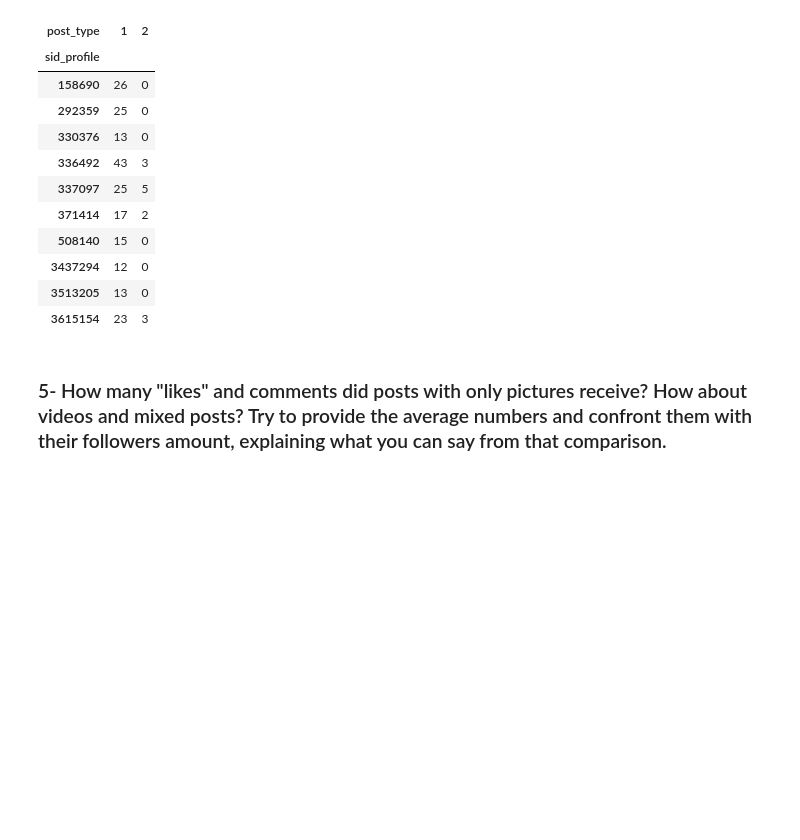
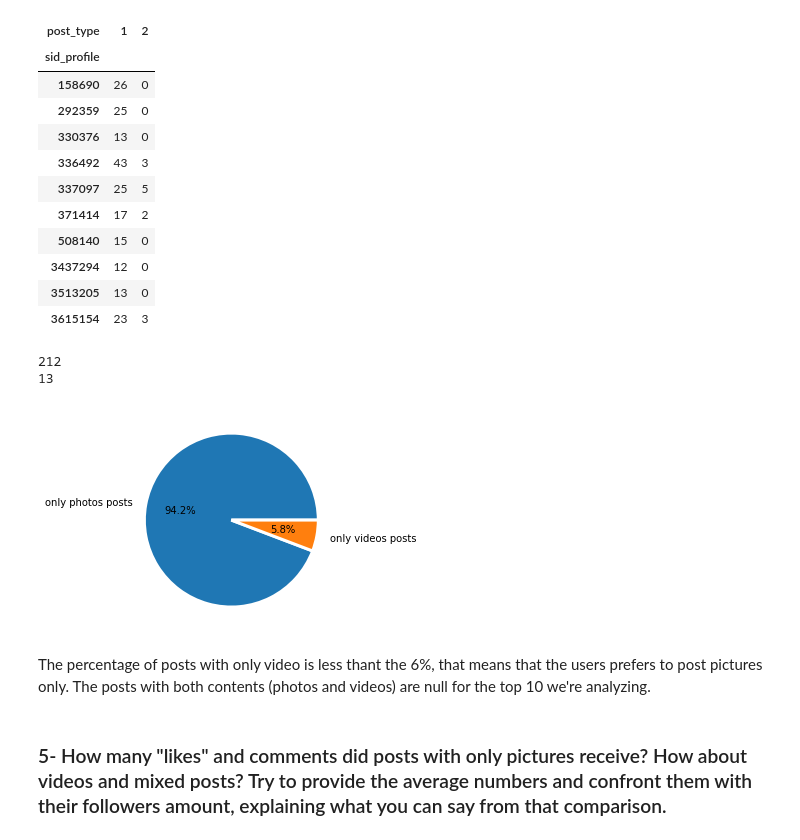
Before and after one commit to PaoloBarba/ADM_HW2, a Jupyter notebook: Copia_di_main_Albachiara.ipynb, the cells around one changed output. Drawn from its saved outputs; the diff is of its cells as text; code cells hidden in the pictures; blank space fills up the shorter version.

```diff
--- a/Copia_di_main_Albachiara.ipynb
+++ b/Copia_di_main_Albachiara.ipynb
@@ -384,7 +384,7 @@ Instagram, based on the number of followers.
 # %% [markdown]
 ### 3- Have they posted anything with tagged locations? Extract the most frequent areas on their posts and plot the number of times each city has been visited.
 # %%
-ciao2 = pd.read_csv("/content/drive/MyDrive/ADM_HW2/instagram_posts.csv", usecols=['sid_profile', 'location_id', 'post_type'], delimiter='\t')
+ciao2 = pd.read_csv("/content/drive/MyDrive/ADM_HW2/instagram_posts.csv", usecols=['sid_profile', 'location_id', 'post_type', 'numbr_likes', "number_comments"], delimiter='\t')
 # %%
 ciao = popular['sid'].tolist()
 ciao3 = ciao2.loc[ciao2['sid_profile'].isin(ciao), ['sid_profile', 'location_id']]
@@ -446,5 +446,22 @@ tab
 | 3437294 | 12 | 0 |
 | 3513205 | 13 | 0 |
 | 3615154 | 23 | 3 |
+# %%
+ph=tab[1].sum()
+vi=tab[2].sum()
+print(ph)
+print(vi)
+# %% [output]
+212
+13
+# %%
+prop=[ph, vi]
+names='only photos posts', 'only videos posts'
+plt.pie(prop, labels=names, labeldistance=1.15, wedgeprops = { 'linewidth' : 3, 'edgecolor' : 'white' }, autopct='%1.1f%%')
+plt.show()
+# %% [output]
+[figure, added]
+# %% [markdown]
+The percentage of posts with only video is less thant the 6%, that means that the users prefers to post pictures only. The posts with both contents (photos and videos) are null for the top 10 we're analyzing.
 # %% [markdown]
 ### 5- How many "likes" and comments did posts with only pictures receive? How about videos and mixed posts? Try to provide the average numbers and confront them with their followers amount, explaining what you can say from that comparison.
```
Also changed, not shown: parts of 7 cells of this notebook.
